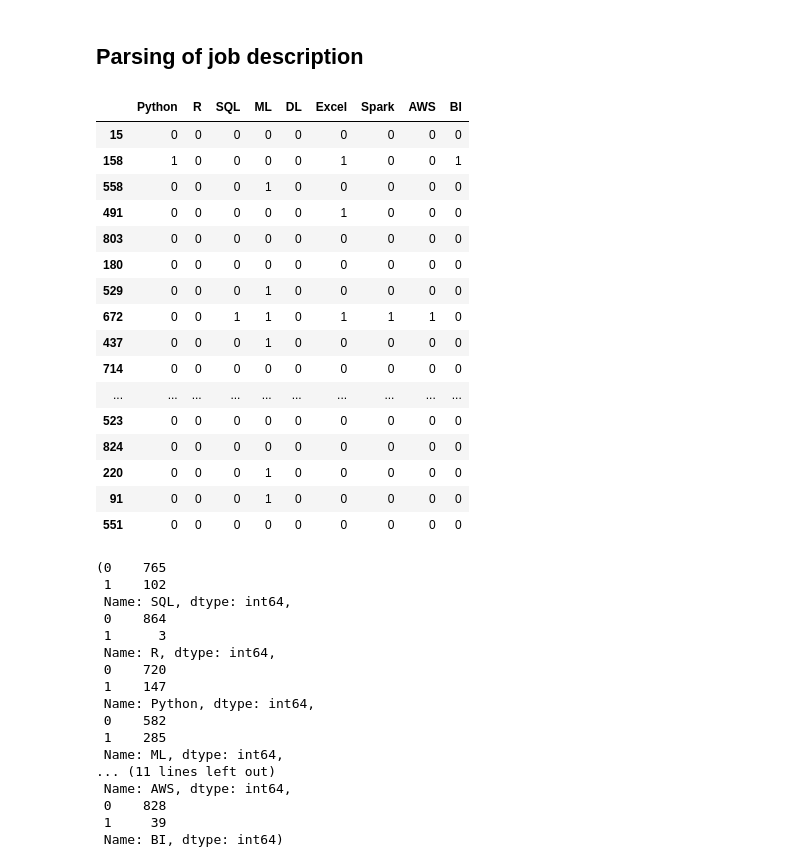
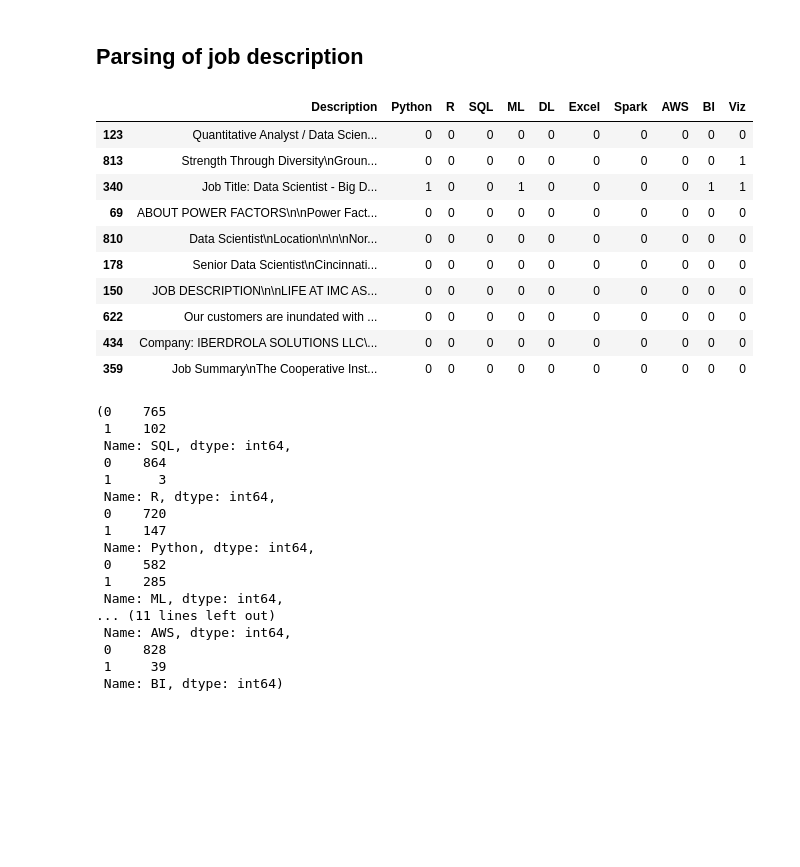
Before and after one commit to Egimba/ds-salary, a Jupyter notebook: Data Cleaning.ipynb, the cells around one changed output. Cells and saved outputs as stored; diff of their text form; code cells hidden in the pictures; blank space fills up the shorter version.

Commit message:
Refactor job description code

```diff
--- a/Data Cleaning.ipynb
+++ b/Data Cleaning.ipynb
@@ -225,35 +226,45 @@ df[['Company', 'Founded', 'Age']].sample(10)
 # %% [markdown]
 ## Parsing of job description
-# %%
-df['Python'] = df['Description'].apply(lambda x: 1 if 'python' in x.lower() else 0)
-df['R'] = df['Description'].apply(lambda x: 1 if 'rstudio' in x.lower() or 'r studio' in x.lower() else 0)
-df['SQL'] = df['Description'].apply(lambda x: 1 if 'sql' in x.lower() else 0)
-df['ML'] = df['Description'].apply(lambda x: 1 if 'machine learning' in x.lower() else 0)
-df['DL'] = df['Description'].apply(lambda x: 1 if 'deep learning' in x.lower() else 0)
-df['Excel'] = df['Description'].apply(lambda x: 1 if 'excel' in x.lower() else 0)
-df['Spark'] = df['Description'].apply(lambda x: 1 if 'spark' in x.lower() else 0)
-df['AWS'] = df['Description'].apply(lambda x: 1 if 'aws' in x.lower() else 0)
-df['BI'] = df['Description'].apply(lambda x: 1 if 'powerbi' in x.lower() or 'power bi' in x.lower() or 'tableau' in x.lower() else 0)
-
-df[['Python', 'R', 'SQL', 'ML', 'DL', 'Excel', 'Spark', 'AWS', 'BI']].sample(20)
-# %% [output]
-|  | Python | R | SQL | ML | DL | Excel | Spark | AWS | BI |
-| 15 | 0 | 0 | 0 | 0 | 0 | 0 | 0 | 0 | 0 |
-| 158 | 1 | 0 | 0 | 0 | 0 | 1 | 0 | 0 | 1 |
-| 558 | 0 | 0 | 0 | 1 | 0 | 0 | 0 | 0 | 0 |
-| 491 | 0 | 0 | 0 | 0 | 0 | 1 | 0 | 0 | 0 |
-| 803 | 0 | 0 | 0 | 0 | 0 | 0 | 0 | 0 | 0 |
-| 180 | 0 | 0 | 0 | 0 | 0 | 0 | 0 | 0 | 0 |
-| 529 | 0 | 0 | 0 | 1 | 0 | 0 | 0 | 0 | 0 |
-| 672 | 0 | 0 | 1 | 1 | 0 | 1 | 1 | 1 | 0 |
-| 437 | 0 | 0 | 0 | 1 | 0 | 0 | 0 | 0 | 0 |
-| 714 | 0 | 0 | 0 | 0 | 0 | 0 | 0 | 0 | 0 |
-| ... | ... | ... | ... | ... | ... | ... | ... | ... | ... |
-| 523 | 0 | 0 | 0 | 0 | 0 | 0 | 0 | 0 | 0 |
-| 824 | 0 | 0 | 0 | 0 | 0 | 0 | 0 | 0 | 0 |
-| 220 | 0 | 0 | 0 | 1 | 0 | 0 | 0 | 0 | 0 |
-| 91 | 0 | 0 | 0 | 1 | 0 | 0 | 0 | 0 | 0 |
-| 551 | 0 | 0 | 0 | 0 | 0 | 0 | 0 | 0 | 0 |
+# %%
+jobs = {'Python' : 'python', 'R' : ['rstudio', 'r studio', 'r-studio'], 'SQL' : 'sql',\
+        'ML' : 'machine learning', 'DL' : 'deep learning', 'Excel' : 'excel', 'Spark' : 'spark',\
+        'AWS' : 'aws', 'BI' : ['powerbi', 'power bi', 'power-bi', 'tableau'],\
+        'Viz' : ['Data Visualization', 'data visualization', 'visualization']}
+
+jobs_match = []
+for key, value in jobs.items():
+    if type(jobs[key]) != list:
+        jobs_match.append(re.compile(jobs[key]))
+    else:
+        jobs_match.append(re.compile('|'.join(jobs[key])))
+
+for i in df.index:
+    j = 0
+    while j < len(jobs.keys()):
+        for key,value in jobs.items():
+            if jobs_match[j].search(df.loc[i, 'Description'].lower()):
+                df.loc[i,key] = 1
+            else:
+                df.loc[i,key] = 0
+            j += 1
+
+cols = jobs.keys()
+for i in cols:
+    df[i] = df[i].astype(int)
+
+df[['Description', 'Python', 'R', 'SQL', 'ML', 'DL', 'Excel', 'Spark', 'AWS', 'BI', 'Viz']].sample(10)
+# %% [output]
+|  | Description | Python | R | SQL | ML | DL | Excel | Spark | AWS | BI | Viz |
+| 123 | Quantitative Analyst / Data Scien... | 0 | 0 | 0 | 0 | 0 | 0 | 0 | 0 | 0 | 0 |
+| 813 | Strength Through Diversity\nGroun... | 0 | 0 | 0 | 0 | 0 | 0 | 0 | 0 | 0 | 1 |
+| 340 | Job Title: Data Scientist - Big D... | 1 | 0 | 0 | 1 | 0 | 0 | 0 | 0 | 1 | 1 |
+| 69 | ABOUT POWER FACTORS\n\nPower Fact... | 0 | 0 | 0 | 0 | 0 | 0 | 0 | 0 | 0 | 0 |
+| 810 | Data Scientist\nLocation\n\n\nNor... | 0 | 0 | 0 | 0 | 0 | 0 | 0 | 0 | 0 | 0 |
+| 178 | Senior Data Scientist\nCincinnati... | 0 | 0 | 0 | 0 | 0 | 0 | 0 | 0 | 0 | 0 |
+| 150 | JOB DESCRIPTION\n\nLIFE AT IMC AS... | 0 | 0 | 0 | 0 | 0 | 0 | 0 | 0 | 0 | 0 |
+| 622 | Our customers are inundated with ... | 0 | 0 | 0 | 0 | 0 | 0 | 0 | 0 | 0 | 0 |
+| 434 | Company: IBERDROLA SOLUTIONS LLC\... | 0 | 0 | 0 | 0 | 0 | 0 | 0 | 0 | 0 | 0 |
+| 359 | Job Summary\nThe Cooperative Inst... | 0 | 0 | 0 | 0 | 0 | 0 | 0 | 0 | 0 | 0 |
 # %%
 df['SQL'].value_counts(), df['R'].value_counts(), df['Python'].value_counts(), df['ML'].value_counts(),\
 df['DL'].value_counts(), df['Excel'].value_counts(), df['Spark'].value_counts(), df['AWS'].value_counts(),\
```
Also changed, not shown: parts of 7 cells of this notebook.
